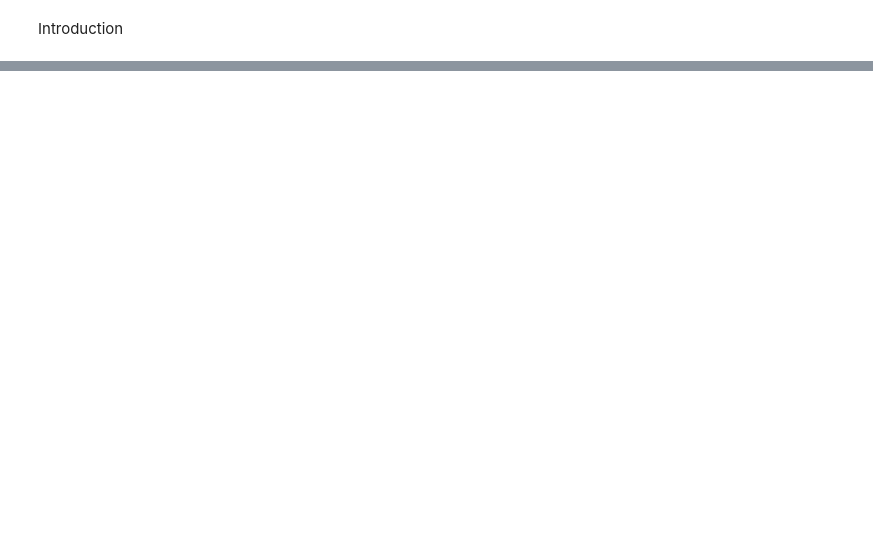
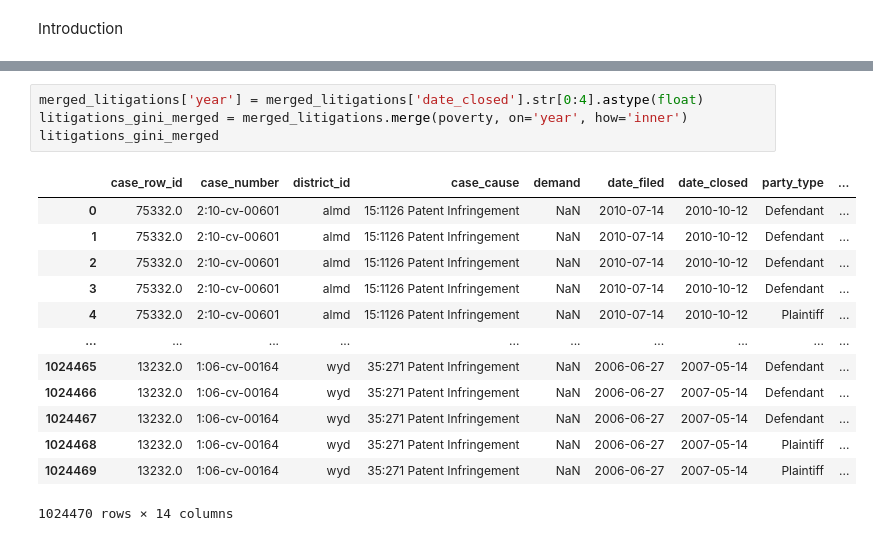
Before and after one commit to Sai0472003/PatentLitigation_Impact, a Jupyter notebook: Project1.ipynb, the cells around one changed output, grey strips where cells are left out. Drawn from its saved outputs; the diff is of its cells as text; blank space fills up the shorter version.

```diff
--- a/Project1.ipynb
+++ b/Project1.ipynb
@@ -58,0 +93,18 @@ complete_merged
+# %%
+merged_litigations['year'] = merged_litigations['date_closed'].str[0:4].astype(float)
+litigations_gini_merged = merged_litigations.merge(poverty, on='year', how='inner')
+litigations_gini_merged
+# %% [output]
+|  | case_row_id | case_number | district_id | case_cause | demand | date_filed | date_closed | party_type | ... |
+| 0 | 75332.0 | 2:10-cv-00601 | almd | 15:1126 Patent Infringement | NaN | 2010-07-14 | 2010-10-12 | Defendant | ... |
+| 1 | 75332.0 | 2:10-cv-00601 | almd | 15:1126 Patent Infringement | NaN | 2010-07-14 | 2010-10-12 | Defendant | ... |
+| 2 | 75332.0 | 2:10-cv-00601 | almd | 15:1126 Patent Infringement | NaN | 2010-07-14 | 2010-10-12 | Defendant | ... |
+| 3 | 75332.0 | 2:10-cv-00601 | almd | 15:1126 Patent Infringement | NaN | 2010-07-14 | 2010-10-12 | Defendant | ... |
+| 4 | 75332.0 | 2:10-cv-00601 | almd | 15:1126 Patent Infringement | NaN | 2010-07-14 | 2010-10-12 | Plaintiff | ... |
+| ... | ... | ... | ... | ... | ... | ... | ... | ... | ... |
+| 1024465 | 13232.0 | 1:06-cv-00164 | wyd | 35:271 Patent Infringement | NaN | 2006-06-27 | 2007-05-14 | Defendant | ... |
+| 1024466 | 13232.0 | 1:06-cv-00164 | wyd | 35:271 Patent Infringement | NaN | 2006-06-27 | 2007-05-14 | Defendant | ... |
+| 1024467 | 13232.0 | 1:06-cv-00164 | wyd | 35:271 Patent Infringement | NaN | 2006-06-27 | 2007-05-14 | Defendant | ... |
+| 1024468 | 13232.0 | 1:06-cv-00164 | wyd | 35:271 Patent Infringement | NaN | 2006-06-27 | 2007-05-14 | Plaintiff | ... |
+| 1024469 | 13232.0 | 1:06-cv-00164 | wyd | 35:271 Patent Infringement | NaN | 2006-06-27 | 2007-05-14 | Plaintiff | ... |
+1024470 rows × 14 columns
```
Also changed, not shown: parts of 14 cells of this notebook.
